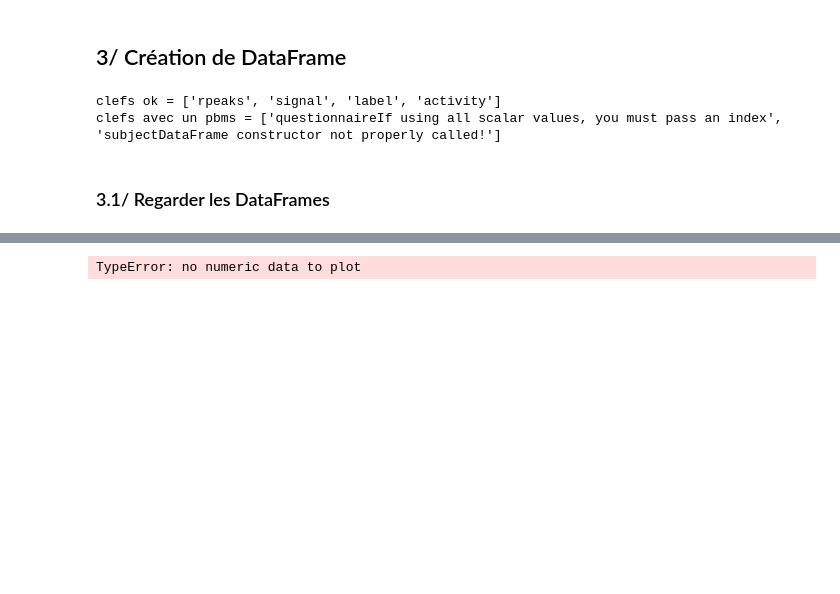
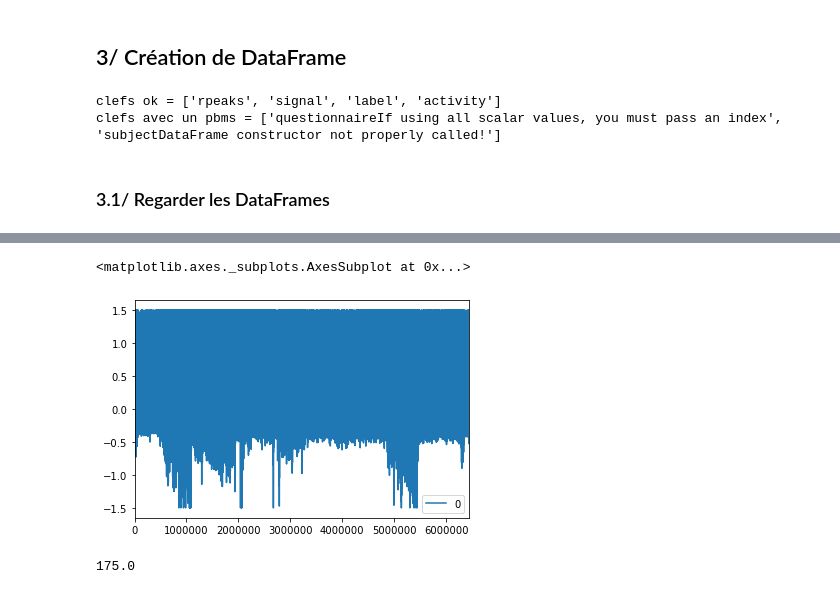
Before and after one commit to mrjohanvds/Python-Project-A5, a Jupyter notebook: project.ipynb, the cells around one changed output, grey strips where cells are left out. Cells and saved outputs as stored; diff of their text form; code cells hidden in the pictures; blank space fills up the shorter version.

```diff
--- a/project.ipynb
+++ b/project.ipynb
@@ -38,7 +38,7 @@ oks  = []
 for key in data.keys():
     try:
         df = pd.DataFrame(data[key])
-        df.dropna()
+        #df = df.dropna()
         dfs.append(df)
         oks.append(key)
     except Exception as e:
@@ -73,0 +74,9 @@ EDA   [[0.0], [0.0], [0.0], [0.0], [0.0], [0.0], [0....
+# %%
+dfchest = dfs[1]['chest'].dropna()
+print("Shape of Chest")
+for dfc in dfchest:
+    print(dfc.shape)
+dfwrist = dfs[1]['wrist'].dropna()
+print("\nShape of Wrist")
+for dfw in dfwrist:
+    print(dfw.shape[0])
@@ -74,11 +97,22 @@ EDA   [[0.0], [0.0], [0.0], [0.0], [0.0], [0.0], [0....
+# %%
+ecg = []
+for ecgElement in dfchest['ECG']:
+    ecg.append(ecgElement)
+ECGdf = pd.DataFrame(ecg)
+ECGdf.plot()
+# %% [output]
+<matplotlib.axes._subplots.AxesSubplot at 0x...>
+[figure, added]
+# %%
+ecgSampled = []
+windowSize = dfchest['ECG'].shape[0]/dfwrist['EDA'].shape[0]
+for ecgElement in
+# %% [output]
+175.0
 # %%
 df = dfs[0]
-df.plot()
-df = dfs[1].sample(1)
 df.plot()
 df = dfs[2]
 df.plot()
 df = dfs[3]
 df.plot()
-# %% [output]
-TypeError: no numeric data to plot
```
Also changed, not shown: parts of 2 cells of this notebook.
